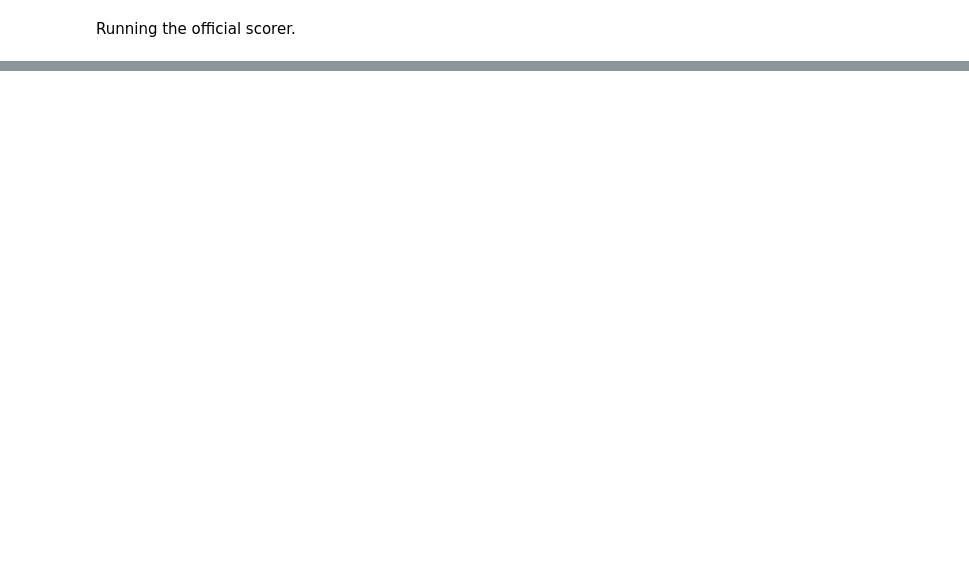
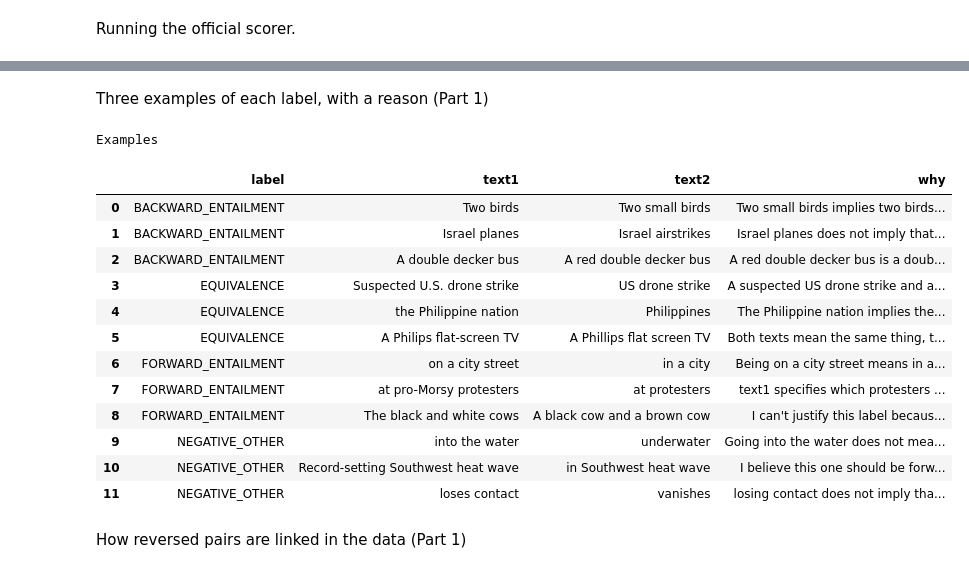
Before and after one commit to summayahjoyia/dico-nli-starter, a Jupyter notebook: notebooks/dico_nli_work.ipynb, the cells around one changed output, grey strips where cells are left out. Cells and saved outputs as stored; diff of their text form; code cells hidden in the pictures; blank space fills up the shorter version.

Commit message:
Part 1: data exploration notebook

```diff
--- a/notebooks/dico_nli_work.ipynb
+++ b/notebooks/dico_nli_work.ipynb
@@ -67,0 +170,42 @@ Running the official scorer.
+# %% [markdown]
+Three examples of each label, with a reason (Part 1)
+# %%
+from IPython.display import display
+
+#skipping out on any flipped statements for now
+orig = train[train["instance_id"].str.endswith("__original")]
+# printing 3 random pairs per label
+table= (orig.groupby("label").sample(3,random_state=2)[["label","text1","text2"]].sort_values("label").reset_index(drop=True))
+table["why"]=["Two small birds implies two birds but two birds does not imply that they are small specifically",
+              "Israel planes does not imply that there are israel airstrikes but israel airstrikes does mean that there were israel planes involved",
+              "A red double decker bus is a double decker bus so it's true in the backward direction but a double decker bus is not necessarily red thus false in forward direction",
+              "A suspected US drone strike and a US drone strike describe the same event, and 'suspected' only says how sure we are about it, so they are labeled equivalent, though strictly a suspected strike might not have actually happened",
+              "The Philippine nation implies the Philippines as a country and if we say the Philippines, it can also be called the Philippine nation",
+              "Both texts mean the same thing, they only differ in the hyphen and the spelling (Philips vs Phillips), thus equivalent",
+              "Being on a city street means in a city but in a city does not always mean on a city street so its only true in the forward direction",
+              "text1 specifies which protesters and text2 is general protesters so the specific kind of protesters are a subgroup of general protesters but general protesters are not contained within a specific kind, so only true in the forward direction"
+,"I can't justify this label because text1 only mentions black and white cows and text2 brings in a brown cow that text1 never mentions, so text1 does not entail text2 and the label looks questionable",
+              "Going into the water does not mean you're under water, you could be at the surface, and being underwater does not mean you went into the water, you could have been there all along, they are both related but one is a motion and the other is a state so neither entails the other",
+              "I believe this one should be forward entailment because all text1 is adding is the detail of 'record setting' so text1 does imply text2 however it has been labelled NEGATIVE_OTHER, this could be due to the grammar detail of 'in' in text2",
+              "losing contact does not imply that something vanished, vanishing could possibly imply contact is lost but not necessarily, they're similar and could be appearing in the same news but they are not the same event",
+              ]
+print("Examples")
+
+display(table)
+# %% [output]
+Examples
+|  | label | text1 | text2 | why |
+| 0 | BACKWARD_ENTAILMENT | Two birds | Two small birds | Two small birds implies two birds... |
+| 1 | BACKWARD_ENTAILMENT | Israel planes | Israel airstrikes | Israel planes does not imply that... |
+| 2 | BACKWARD_ENTAILMENT | A double decker bus | A red double decker bus | A red double decker bus is a doub... |
+| 3 | EQUIVALENCE | Suspected U.S. drone strike | US drone strike | A suspected US drone strike and a... |
+| 4 | EQUIVALENCE | the Philippine nation | Philippines | The Philippine nation implies the... |
+| 5 | EQUIVALENCE | A Philips flat-screen TV | A Phillips flat screen TV | Both texts mean the same thing, t... |
+| 6 | FORWARD_ENTAILMENT | on a city street | in a city | Being on a city street means in a... |
+| 7 | FORWARD_ENTAILMENT | at pro-Morsy protesters | at protesters | text1 specifies which protesters ... |
+| 8 | FORWARD_ENTAILMENT | The black and white cows | A black cow and a brown cow | I can't justify this label becaus... |
+| 9 | NEGATIVE_OTHER | into the water | underwater | Going into the water does not mea... |
+| 10 | NEGATIVE_OTHER | Record-setting Southwest heat wave | in Southwest heat wave | I believe this one should be forw... |
+| 11 | NEGATIVE_OTHER | loses contact | vanishes | losing contact does not imply tha... |
+# %% [markdown]
+How reversed pairs are linked in the data (Part 1)
```
Also changed, not shown: parts of 18 cells of this notebook.
